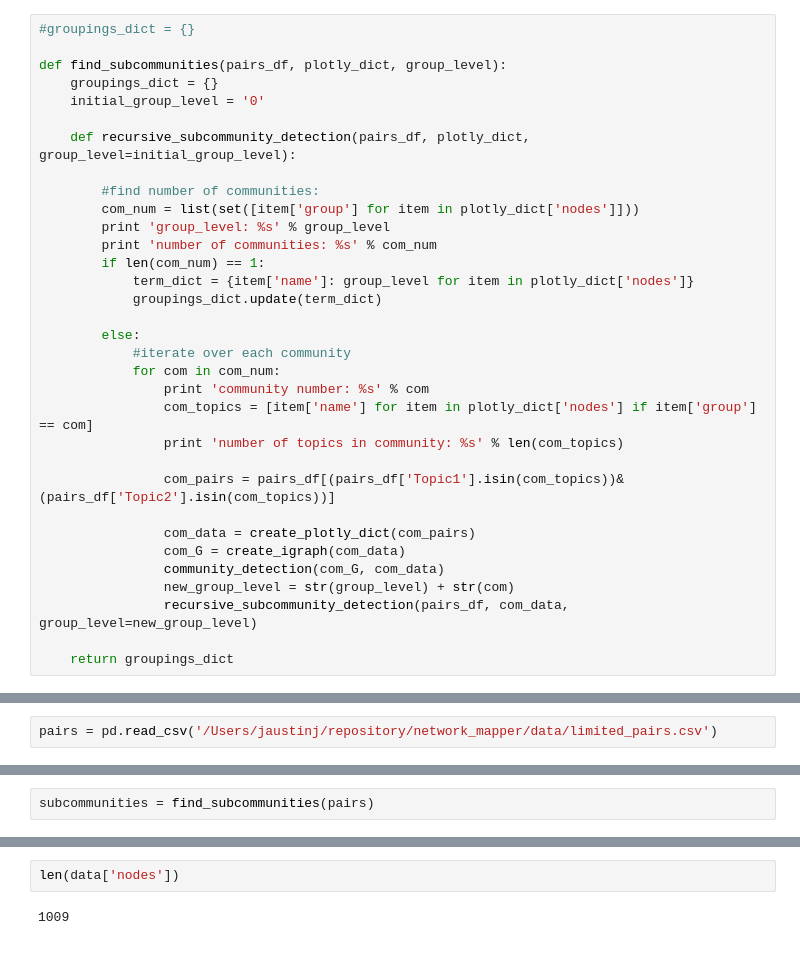
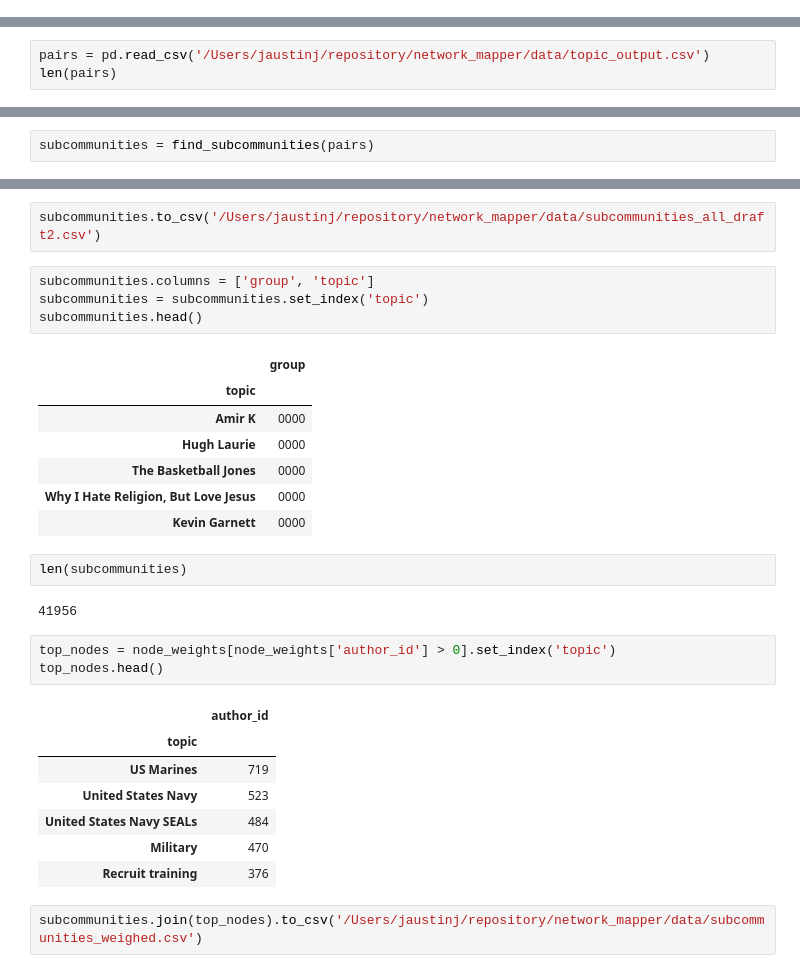
Before and after one commit to jaustinj/network_mapper, a Jupyter notebook: network.plotly.ipynb, the cells around one changed output, grey strips where cells are left out. Cells and saved outputs as stored; diff of their text form.

```diff
--- a/network.plotly.ipynb
+++ b/network.plotly.ipynb
@@ -163,39 +150,6 @@ def create_plotly_fig(Igraph, plotly_data):
     fig=Figure(data=data, layout=layout)
 
     return fig
-# %%
-#groupings_dict = {}
-
-def find_subcommunities(pairs_df, plotly_dict, group_level):
-    groupings_dict = {}
-    initial_group_level = '0'
-
-    def recursive_subcommunity_detection(pairs_df, plotly_dict, group_level=initial_group_level):
-
-        #find number of communities:
-        com_num = list(set([item['group'] for item in plotly_dict['nodes']]))
-        print 'group_level: %s' % group_level
-        print 'number of communities: %s' % com_num
-        if len(com_num) == 1:
-            term_dict = {item['name']: group_level for item in plotly_dict['nodes']}
-            groupings_dict.update(term_dict)
-
-        else:
-            #iterate over each community
-            for com in com_num:
-                print 'community number: %s' % com
-                com_topics = [item['name'] for item in plotly_dict['nodes'] if item['group'] == com]
-                print 'number of topics in community: %s' % len(com_topics)
-
-                com_pairs = pairs_df[(pairs_df['Topic1'].isin(com_topics))&(pairs_df['Topic2'].isin(com_topics))]
-
-                com_data = create_plotly_dict(com_pairs)
-                com_G = create_igraph(com_data)
-                community_detection(com_G, com_data)
-                new_group_level = str(group_level) + str(com)
-                recursive_subcommunity_detection(pairs_df, com_data, group_level=new_group_level)
-
-    return groupings_dict
 # %%
 def find_subcommunities(pairs_df):
     data = create_plotly_dict(pairs_df)
@@ -234,4 +188,5 @@ def find_subcommunities(pairs_df):
     df = df.sort_values(by='group')
     return df
 # %%
-pairs = pd.read_csv('/Users/jaustinj/repository/network_mapper/data/limited_pairs.csv')
+pairs = pd.read_csv('/Users/jaustinj/repository/network_mapper/data/topic_output.csv')
+len(pairs)
@@ -281,4 +217,31 @@ subcommunities
-# %%
-len(data['nodes'])
-# %% [output]
-1009
+# %%
+subcommunities.to_csv('/Users/jaustinj/repository/network_mapper/data/subcommunities_all_draft2.csv')
+# %%
+subcommunities.columns = ['group', 'topic']
+subcommunities = subcommunities.set_index('topic')
+subcommunities.head()
+# %% [output]
+|  | group |
+| topic |  |
+| Amir K | 0000 |
+| Hugh Laurie | 0000 |
+| The Basketball Jones | 0000 |
+| Why I Hate Religion, But Love Jesus | 0000 |
+| Kevin Garnett | 0000 |
+# %%
+len(subcommunities)
+# %% [output]
+41956
+# %%
+top_nodes = node_weights[node_weights['author_id'] > 0].set_index('topic')
+top_nodes.head()
+# %% [output]
+|  | author_id |
+| topic |  |
+| US Marines | 719 |
+| United States Navy | 523 |
+| United States Navy SEALs | 484 |
+| Military | 470 |
+| Recruit training | 376 |
+# %%
+subcommunities.join(top_nodes).to_csv('/Users/jaustinj/repository/network_mapper/data/subcommunities_weighed.csv')
```
Also changed, not shown: parts of 6 cells of this notebook, 27 other files.
